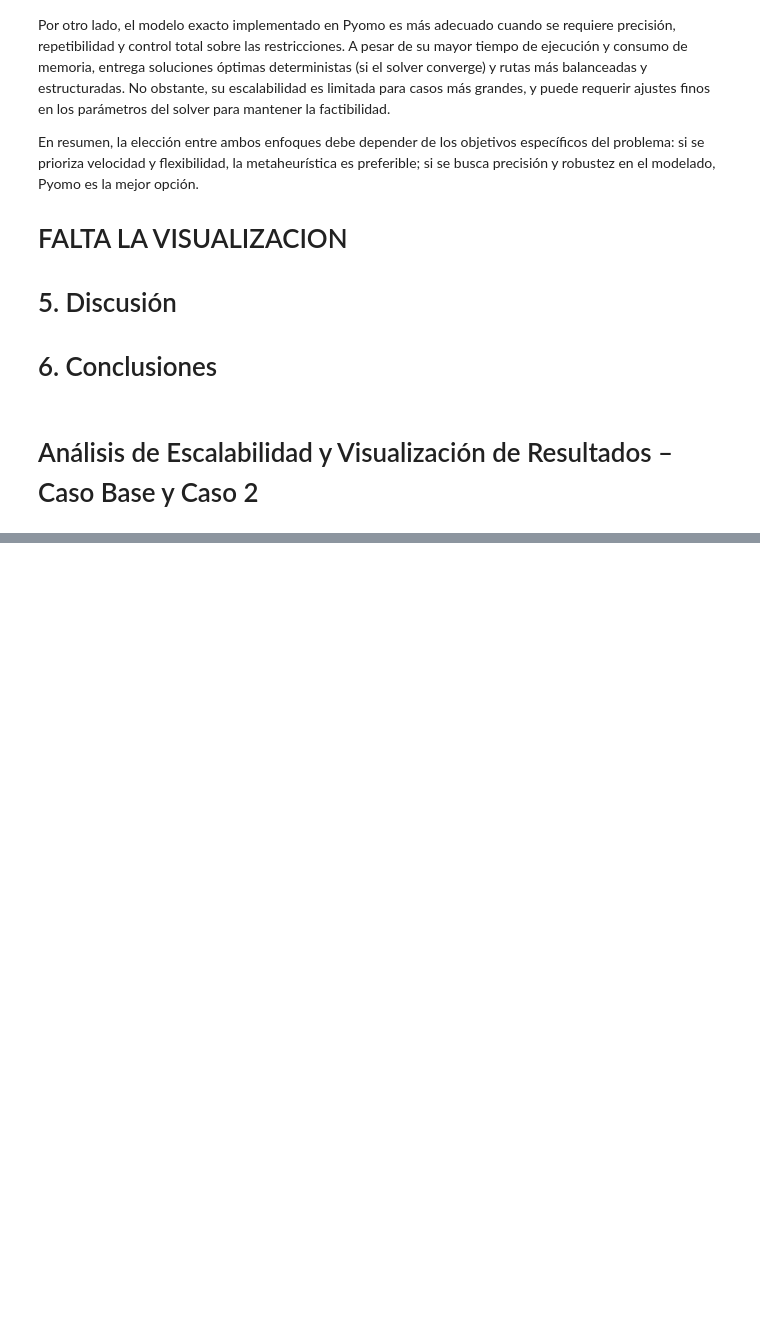
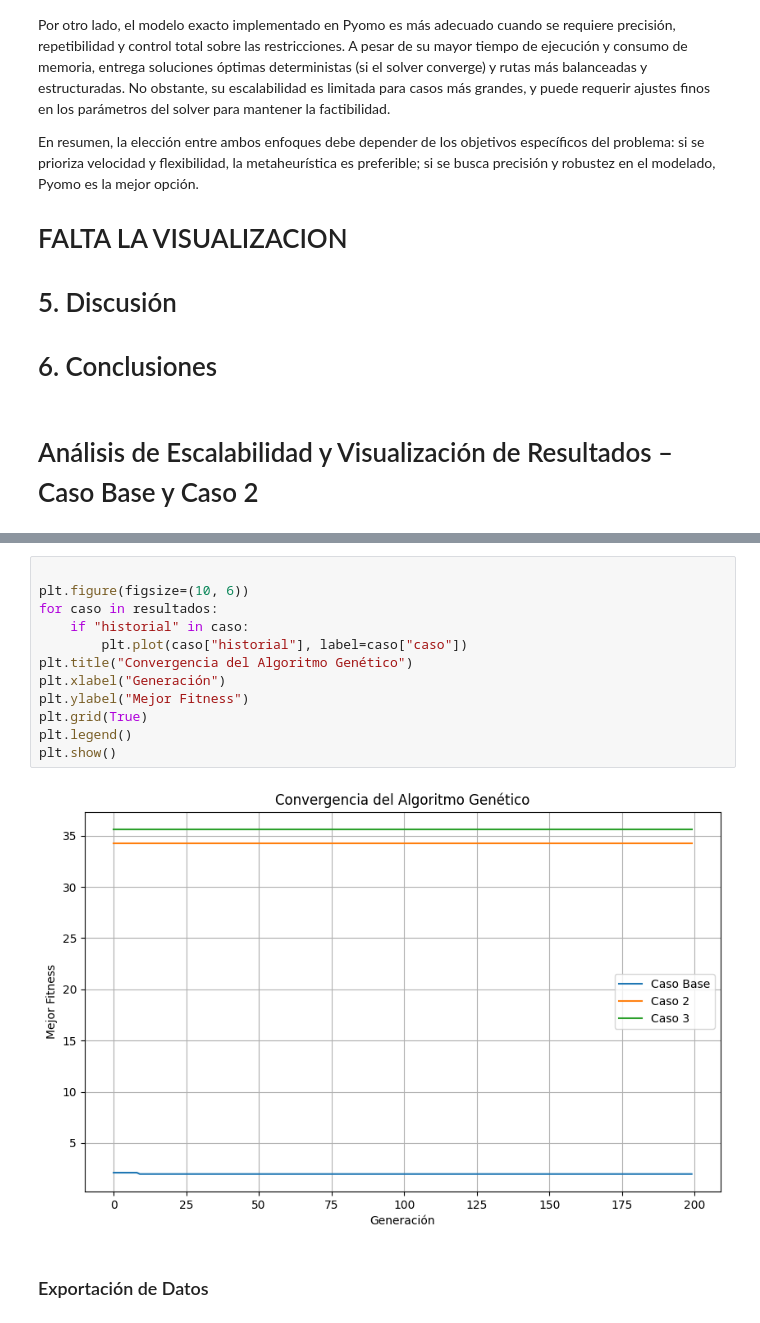
Before and after one commit to gabrielaeescobar/MOS-Proyecto-Etapa3, a Jupyter notebook: casoBaseGA.ipynb, the cells around one changed output, grey strips where cells are left out. Cells and saved outputs as stored; diff of their text form; blank space fills up the shorter version.

```diff
--- a/casoBaseGA.ipynb
+++ b/casoBaseGA.ipynb
@@ -1126,0 +1100,16 @@ Para esta entrega, solo se evaluaron los casos Base y Caso 2, demostrando que el
+# %%
+
+plt.figure(figsize=(10, 6))
+for caso in resultados:
+    if "historial" in caso:
+        plt.plot(caso["historial"], label=caso["caso"])
+plt.title("Convergencia del Algoritmo Genético")
+plt.xlabel("Generación")
+plt.ylabel("Mejor Fitness")
+plt.grid(True)
+plt.legend()
+plt.show()
+# %% [output]
+[figure, added]
+# %% [markdown]
+###  Exportación de Datos
```
Also changed, not shown: parts of 23 cells of this notebook, 6 other files.
